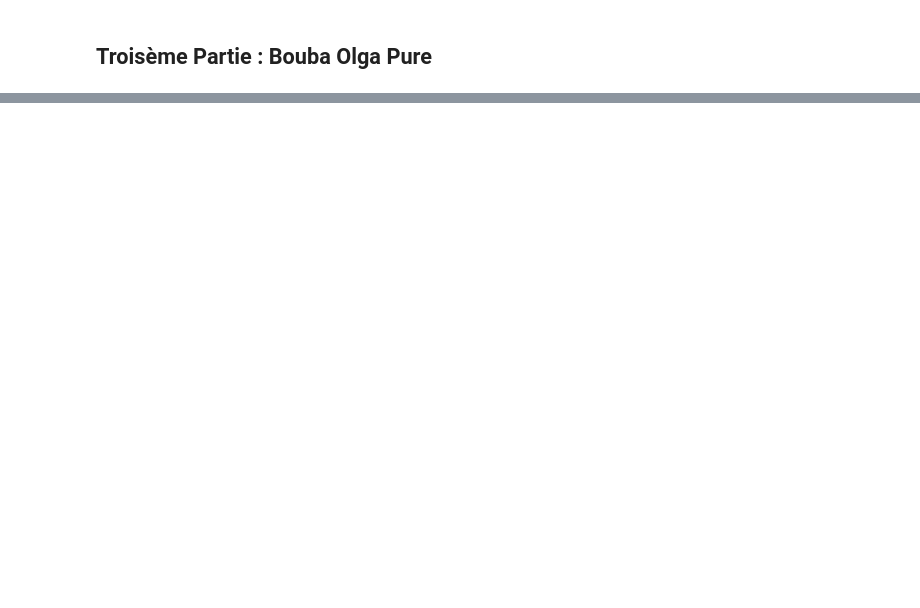
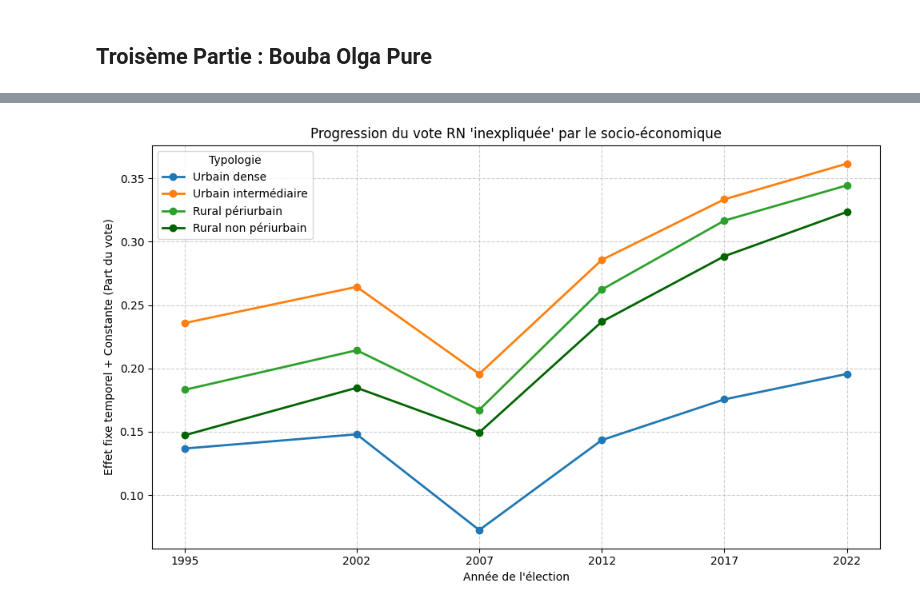
Before and after one commit to yczk9/STATAPP_V2, a Jupyter notebook: Notebooks/Partie Econometrie/Partie_1/Regressions_descriptives.ipynb, the cells around one changed output, grey strips where cells are left out. Saved outputs shown, nothing was run; the diff lists cells and outputs as text; code cells hidden in the pictures; blank space fills up the shorter version.

Commit message:
ajout graphiques regression desc

```diff
--- a/Notebooks/Partie Econometrie/Partie_1/Regressions_descriptives.ipynb
+++ b/Notebooks/Partie Econometrie/Partie_1/Regressions_descriptives.ipynb
@@ -349,0 +854,81 @@ strong multicollinearity or other numerical problems.
+# %%
+# 1. Nettoyage de base
+df_clean = data.dropna(subset=['vote_RN_pres', 'typologie_urbaine', 'Annee', 'codecommune']).copy()
+
+# Pour éviter TOUT bug de nom de variable (KeyError), on crée manuellement les dummies d'années.
+# 1995 (ou 1992) est notre année de référence, on ne la crée pas.
+annees_estimees = [2002, 2007, 2012, 2017, 2022]
+for annee in annees_estimees:
+    df_clean[f'annee_{annee}'] = (df_clean['Annee'] == annee).astype(int)
+
+# On configure le Panel
+df_panel = df_clean.set_index(['codecommune', 'Annee'])
+
+# Les 4 catégories présentes dans ta base
+typologies = ['Urbain dense', 'Urbain intermédiaire', 'Rural périurbain', 'Rural non périurbain']
+
+# Dictionnaire pour stocker les résultats pour le graphique
+# On met 1995 comme point de départ
+resultats_graphique = {'Année': [1995] + annees_estimees}
+
+# 2. Boucle : Une régression par sous-groupe (typologie)
+for typo in typologies:
+    # On isole uniquement les communes de ce type
+    df_sub = df_panel[df_panel['typologie_urbaine'] == typo]
+
+    # Formule avec contrôles (car ton titre de graph dit "inexpliquée par le socio-éco")
+    # On ajoute nos dummies d'années manuels + les contrôles + Effet Fixe Commune
+    # (Tu peux enlever les contrôles si tu veux le modèle naïf)
+    formule = (
+        'vote_RN_pres ~ 1 + annee_2002 + annee_2007 + annee_2012 + annee_2017 + annee_2022 + '
+        'pbac + psup + revmoy + petranger + pchom + pouem + paind + EntityEffects'
+    )
+
+    # On fait tomber les NaN spécifiques aux contrôles sur ce sous-groupe
+    df_sub_clean = df_sub.dropna(subset=['pbac', 'psup', 'revmoy', 'petranger', 'pchom', 'pouem', 'paind'])
+
+    mod = PanelOLS.from_formula(formule, data=df_sub_clean, drop_absorbed=True)
+    res = mod.fit(cov_type='clustered', cluster_entity=True)
+
+    # 3. Extraction pour le graphique
+    # L'ordonnée à l'origine (Intercept) nous donne le niveau moyen de base en 1995
+    base_1995 = res.params['Intercept']
+
+    # On ajoute le coefficient de chaque année à la base de 1995 pour avoir le niveau réel
+    trajectoire = [base_1995] # Premier point : 1995
+    for annee in annees_estimees:
+        niveau_annee = base_1995 + res.params[f'annee_{annee}']
+        trajectoire.append(niveau_annee)
+
+    # On sauvegarde la trajectoire pour cette typologie
+    resultats_graphique[typo] = trajectoire
+
+# 4. Dessin du graphique (style identique à ta capture)
+df_plot = pd.DataFrame(resultats_graphique).set_index('Année')
+
+fig, ax = plt.subplots(figsize=(10, 6))
+
+# Couleurs pour différencier urbain/rural (tu peux ajuster)
+couleurs = {
+    'Urbain dense': '#1f77b4',          # Bleu
+    'Urbain intermédiaire': '#ff7f0e',  # Orange
+    'Rural périurbain': '#2ca02c',      # Vert clair
+    'Rural non périurbain': '#006400'   # Vert foncé
+}
+
+# Tracé des lignes
+for typo in typologies:
+    ax.plot(df_plot.index, df_plot[typo], marker='o', label=typo, color=couleurs[typo], linewidth=2)
+
+# Esthétique
+ax.set_title("Progression du vote RN 'inexpliquée' par le socio-économique")
+ax.set_ylabel("Effet fixe temporel + Constante (Part du vote)")
+ax.set_xlabel("Année de l'élection")
+ax.set_xticks(resultats_graphique['Année']) # Force l'affichage de tes années exactes
+ax.grid(True, linestyle='--', alpha=0.6)
+ax.legend(title='Typologie')
+
+plt.tight_layout()
+plt.show()
+# %% [output]
+[figure, added]
```
Also changed, not shown: parts of 22 cells of this notebook.
